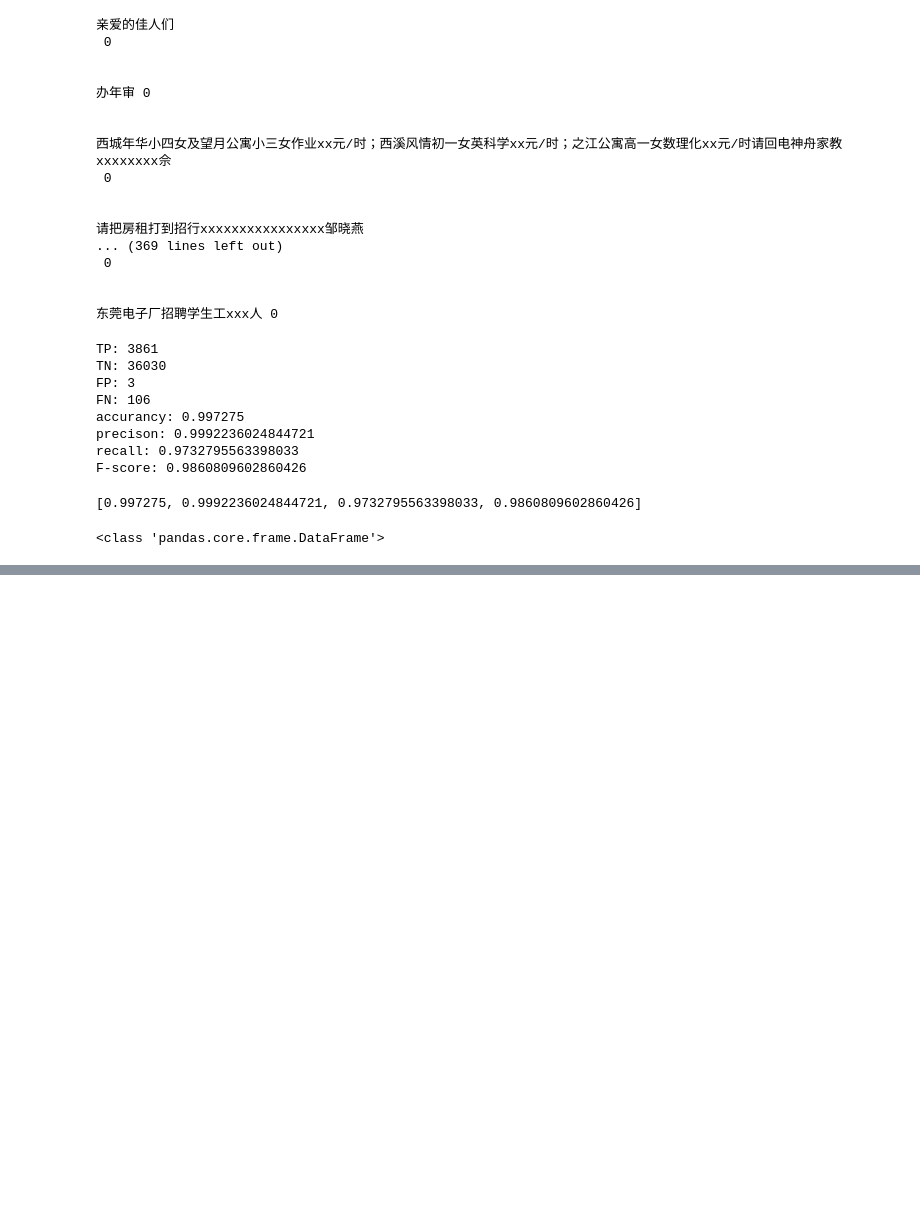
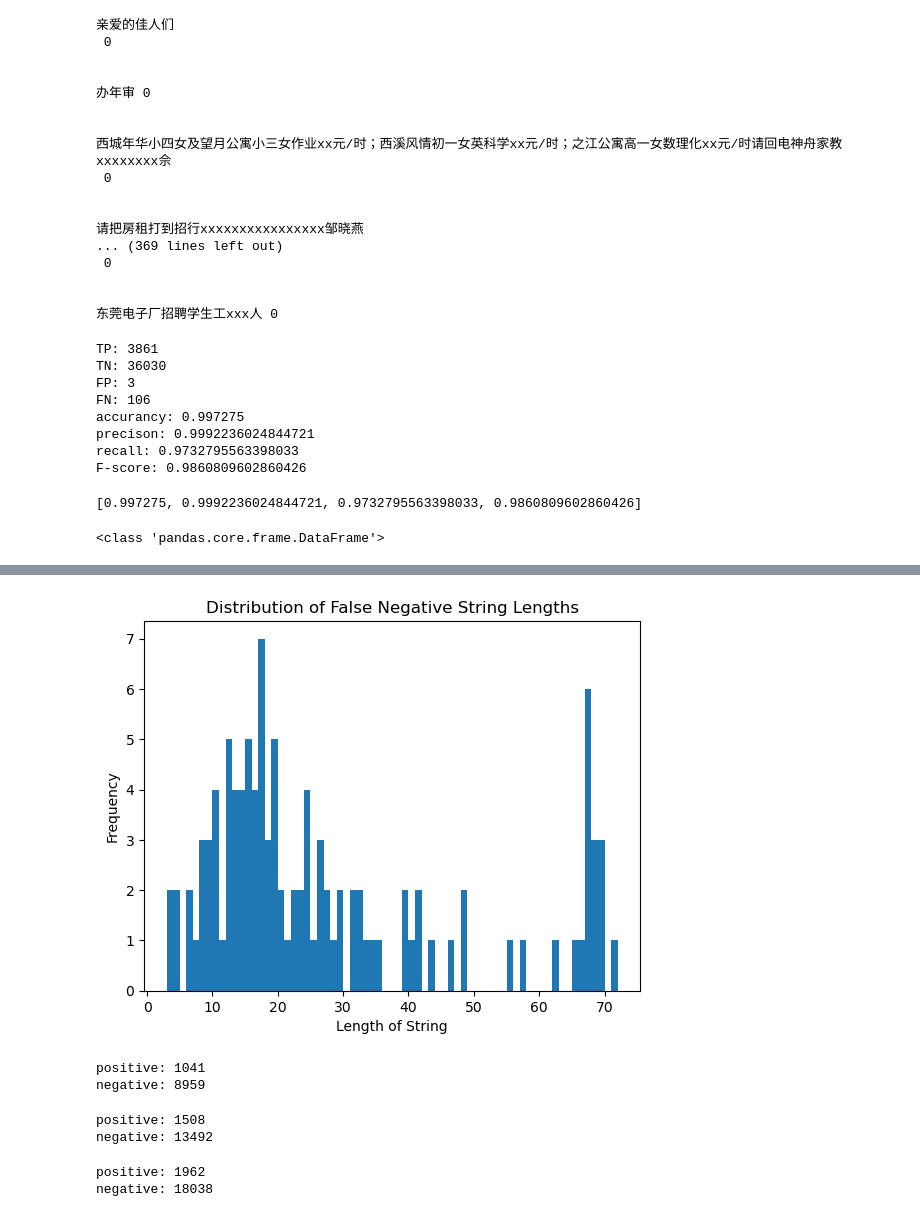
Before and after one commit to Ydoit/Spam_Message_Classification, a Jupyter notebook: dataprocess/test.ipynb, the cells around one changed output, grey strips where cells are left out. Saved outputs shown, nothing was run; the diff lists cells and outputs as text; code cells hidden in the pictures; blank space fills up the shorter version.

```diff
--- a/dataprocess/test.ipynb
+++ b/dataprocess/test.ipynb
@@ -186,0 +234,72 @@ sample_cn_df.to_csv('../data/sample_correct_negative.csv',index=False)
+# %%
+import matplotlib.pyplot as plt
+
+# 假设你的字符串列表是 str_list
+# str_list = ['hello', 'world', 'python', 'programming', 'assistant']
+df=pd.read_csv('../data/error_report.csv')
+str_list=df['mess']
+
+# 计算所有字符串的长度
+lengths = [len(s) for s in str_list]
+
+# 画出分布图
+plt.hist(lengths, bins=range(min(lengths), max(lengths) + 1))
+plt.xlabel('Length of String')
+plt.ylabel('Frequency')
+plt.title('Distribution of False Negative String Lengths')
+# plt.show()
+plt.savefig("../SVM/result/fn_len_200.jpg")
+plt.show()
+# %% [output]
+[figure, added]
+# %%
+import pandas as pd
+
+df=pd.read_csv('../data/sample1.csv')
+label=df['label']
+p_count=0
+n_count=0
+for item in label:
+    if int(item)==0:
+        n_count+=1
+    else:
+        p_count+=1
+print('positive:',p_count)
+print ('negative:',n_count)
+# %% [output]
+positive: 1041
+negative: 8959
+# %%
+import pandas as pd
+
+df=pd.read_csv('../data/sample2.csv')
+label=df['label']
+p_count=0
+n_count=0
+for item in label:
+    if int(item)==0:
+        n_count+=1
+    else:
+        p_count+=1
+print('positive:',p_count)
+print ('negative:',n_count)
+# %% [output]
+positive: 1508
+negative: 13492
+# %%
+import pandas as pd
+
+df=pd.read_csv('../data/sample3.csv')
+label=df['label']
+p_count=0
+n_count=0
+for item in label:
+    if int(item)==0:
+        n_count+=1
+    else:
+        p_count+=1
+print('positive:',p_count)
+print ('negative:',n_count)
+# %% [output]
+positive: 1962
+negative: 18038
```
Also changed, not shown: parts of 2 cells of this notebook, 6 other files.
